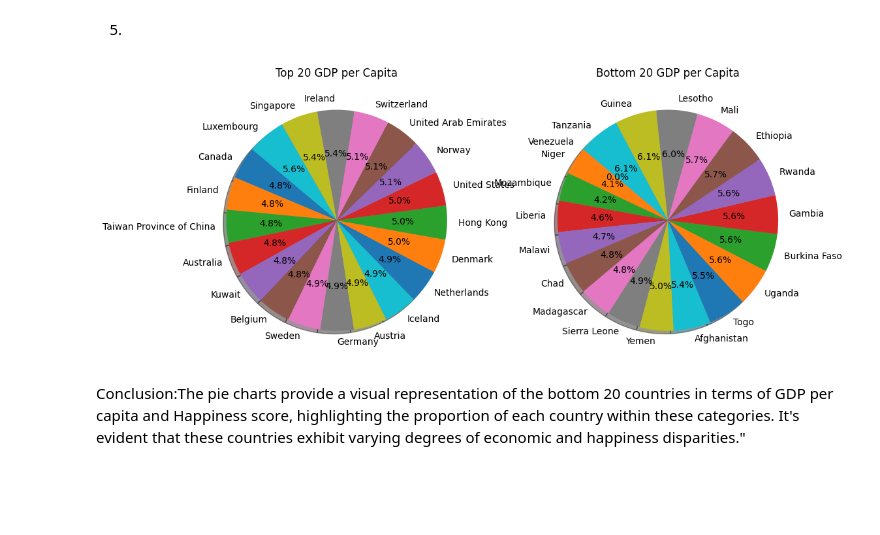
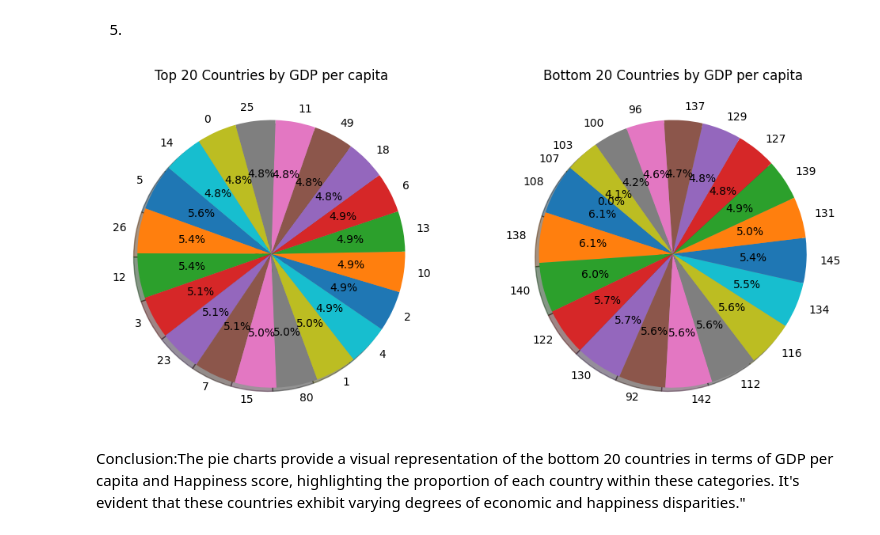
Before and after one commit to harshithp2004/Data-visualization-project, a Jupyter notebook: 6251_DV_Project.ipynb, the cells around one changed output. Cells and saved outputs as stored; diff of their text form; code cells hidden in the pictures; blank space fills up the shorter version.

```diff
--- a/6251_DV_Project.ipynb
+++ b/6251_DV_Project.ipynb
@@ -301,18 +305,28 @@ Conclusion:The side-by-side boxplots illustrate the distribution of 'Whisker-hig
 5.
 # %%
 import matplotlib.pyplot as plt
-sorted_df = df.sort_values(by='Explained by: GDP per capita')
 
-top_20_values = sorted_df['Explained by: GDP per capita'][-20:]
-bottom_20_values = sorted_df['Explained by: GDP per capita'][:20]
+# Assuming you have a DataFrame called 'df' and you want to sort it by 'Explained by: GDP per capita'
+sorted_df = df.sort_values(by='Explained by: GDP per capita', ascending=False)
+
+# Select the top 20 and bottom 20 values
+top_20_values = sorted_df['Explained by: GDP per capita'].head(20)
+bottom_20_values = sorted_df['Explained by: GDP per capita'].tail(20)
 
 # Create subplots for top 20 and bottom 20
 fig, axes = plt.subplots(1, 2, figsize=(12, 6))
 
 # Pie chart for top 20 countries
-axes[0].pie(top_20_values, labels=None, autopct='%1.1f%%', shadow=True, startangle=140)
+axes[0].pie(top_20_values, labels=top_20_values.index, autopct='%1.1f%%', shadow=True, startangle=140)
+axes[0].set_title('Top 20 Countries by GDP per capita')
+
+# Pie chart for bottom 20 countries
+axes[1].pie(bottom_20_values, labels=bottom_20_values.index, autopct='%1.1f%%', shadow=True, startangle=140)
+axes[1].set_title('Bottom 20 Countries by GDP per capita')
+
+plt.show()
 # %% [output]
-[figure, old version]
+[figure, new version]
 # %% [markdown]
 Conclusion:The pie charts provide a visual representation of the bottom 20 countries in terms of GDP per capita and Happiness score, highlighting the proportion of each country within these categories. It's evident that these countries exhibit varying degrees of economic and happiness disparities."
 # %% [markdown]
```
Also changed, not shown: parts of 5 cells of this notebook.
